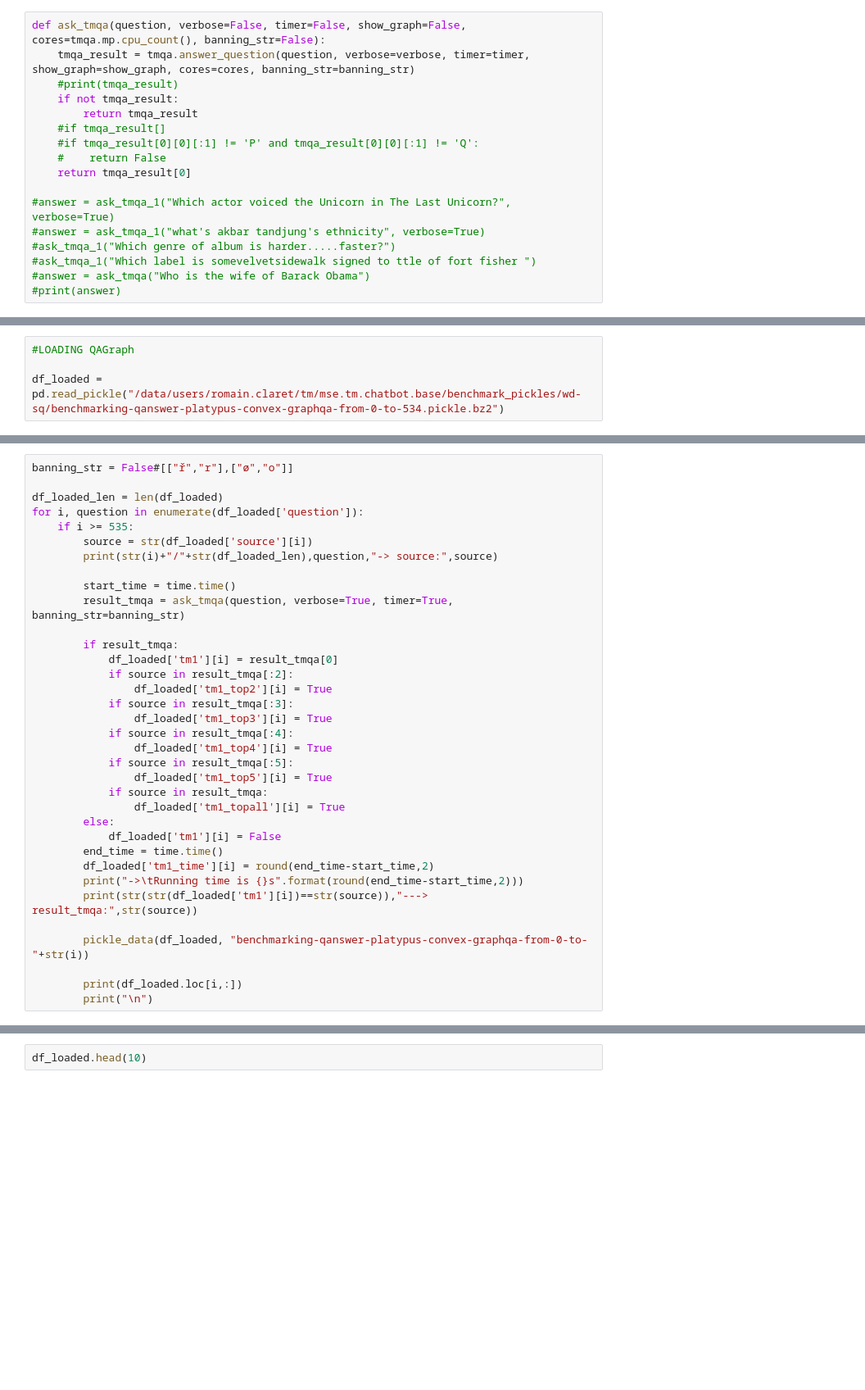
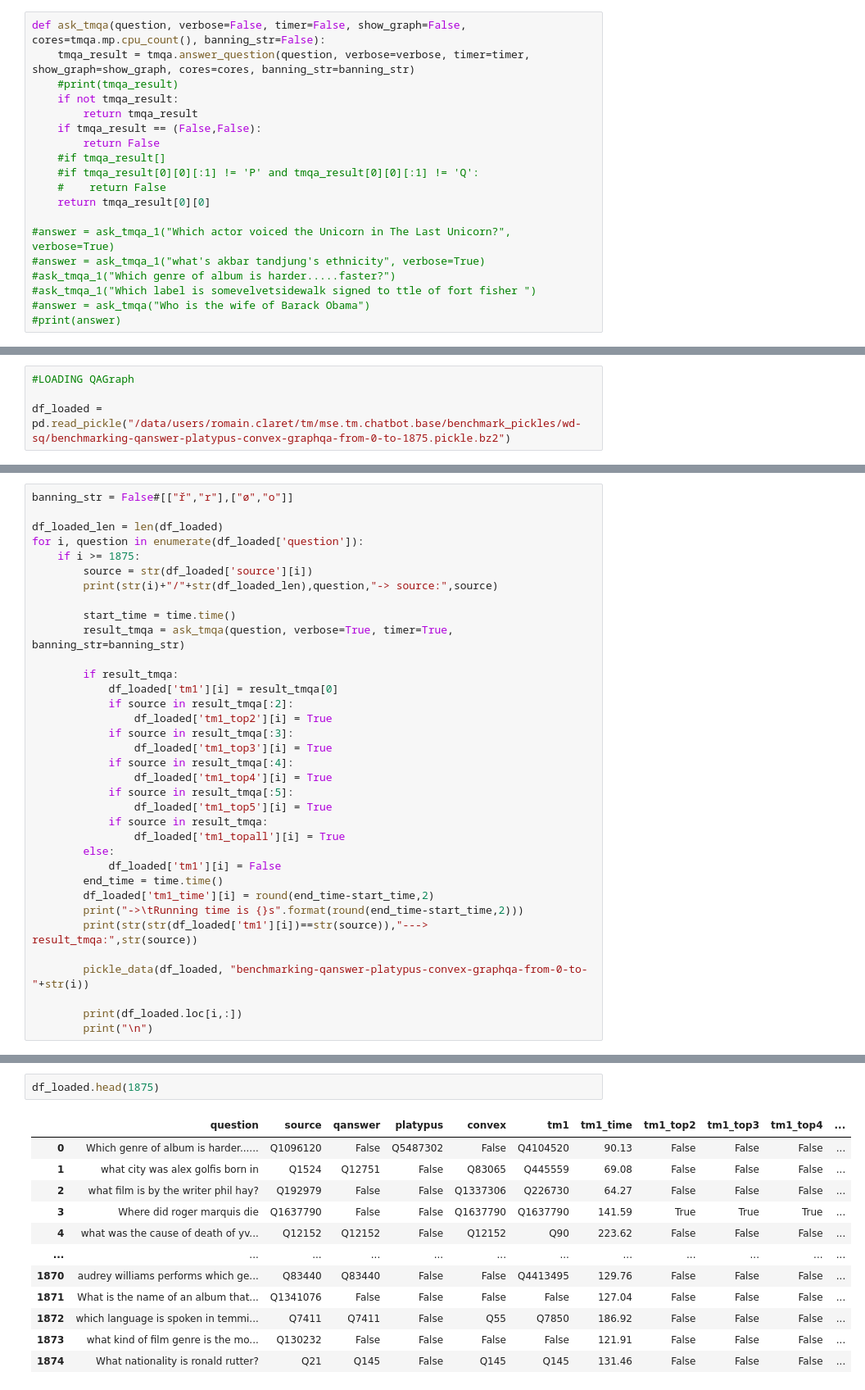
Before and after one commit to RomainClaret/mse.thesis.code, a Jupyter notebook: playground-benchmarking-qa-systems.ipynb, the cells around one changed output, grey strips where cells are left out. Shown at 82% size. Drawn from its saved outputs; the diff is of its cells as text; blank space fills up the shorter version.

```diff
--- a/playground-benchmarking-qa-systems.ipynb
+++ b/playground-benchmarking-qa-systems.ipynb
@@ -131,10 +131,12 @@ def ask_tmqa(question, verbose=False, timer=False, show_graph=False, cores=tmqa.
     #print(tmqa_result)
     if not tmqa_result:
         return tmqa_result
+    if tmqa_result == (False,False):
+        return False
     #if tmqa_result[]
     #if tmqa_result[0][0][:1] != 'P' and tmqa_result[0][0][:1] != 'Q':
     #    return False
-    return tmqa_result[0]
+    return tmqa_result[0][0]
 
 #answer = ask_tmqa_1("Which actor voiced the Unicorn in The Last Unicorn?", verbose=True)
 #answer = ask_tmqa_1("what's akbar tandjung's ethnicity", verbose=True)
@@ -206,7 +208,7 @@ def ask_tmqa(question, verbose=False, timer=False, show_graph=False, cores=tmqa.
 # %%
 #LOADING QAGraph
 
-df_loaded = pd.read_pickle("/data/users/romain.claret/tm/mse.tm.chatbot.base/benchmark_pickles/wd-sq/benchmarking-qanswer-platypus-convex-graphqa-from-0-to-534.pickle.bz2")
+df_loaded = pd.read_pickle("/data/users/romain.claret/tm/mse.tm.chatbot.base/benchmark_pickles/wd-sq/benchmarking-qanswer-platypus-convex-graphqa-from-0-to-1875.pickle.bz2")
 # %%
 print(df_loaded.dtypes)
 # %% [output]
@@ -228,7 +230,7 @@ banning_str = False#[["ř","r"],["ø","o"]]
 
 df_loaded_len = len(df_loaded)
 for i, question in enumerate(df_loaded['question']):
-    if i >= 535:
+    if i >= 1875:
         source = str(df_loaded['source'][i])
         print(str(i)+"/"+str(df_loaded_len),question,"-> source:",source)
 
@@ -279,2 +281,15 @@ behold: get_most_similar started with: belong
 # %%
-df_loaded.head(10)
+df_loaded.head(1875)
+# %% [output]
+|  | question | source | qanswer | platypus | convex | tm1 | tm1_time | tm1_top2 | tm1_top3 | tm1_top4 | ... |
+| 0 | Which genre of album is harder...... | Q1096120 | False | Q5487302 | False | Q4104520 | 90.13 | False | False | False | ... |
+| 1 | what city was alex golfis born in | Q1524 | Q12751 | False | Q83065 | Q445559 | 69.08 | False | False | False | ... |
+| 2 | what film is by the writer phil hay? | Q192979 | False | False | Q1337306 | Q226730 | 64.27 | False | False | False | ... |
+| 3 | Where did roger marquis die | Q1637790 | False | False | Q1637790 | Q1637790 | 141.59 | True | True | True | ... |
+| 4 | what was the cause of death of yv... | Q12152 | Q12152 | False | Q12152 | Q90 | 223.62 | False | False | False | ... |
+| ... | ... | ... | ... | ... | ... | ... | ... | ... | ... | ... | ... |
+| 1870 | audrey williams performs which ge... | Q83440 | Q83440 | False | False | Q4413495 | 129.76 | False | False | False | ... |
+| 1871 | What is the name of an album that... | Q1341076 | False | False | False | False | 127.04 | False | False | False | ... |
+| 1872 | which language is spoken in temmi... | Q7411 | Q7411 | False | Q55 | Q7850 | 186.92 | False | False | False | ... |
+| 1873 | what kind of film genre is the mo... | Q130232 | False | False | False | False | 121.91 | False | False | False | ... |
+| 1874 | What nationality is ronald rutter? | Q21 | Q145 | False | Q145 | Q145 | 131.46 | False | False | False | ... |
```
Also changed, not shown: parts of 6 cells of this notebook, 7 other files.
